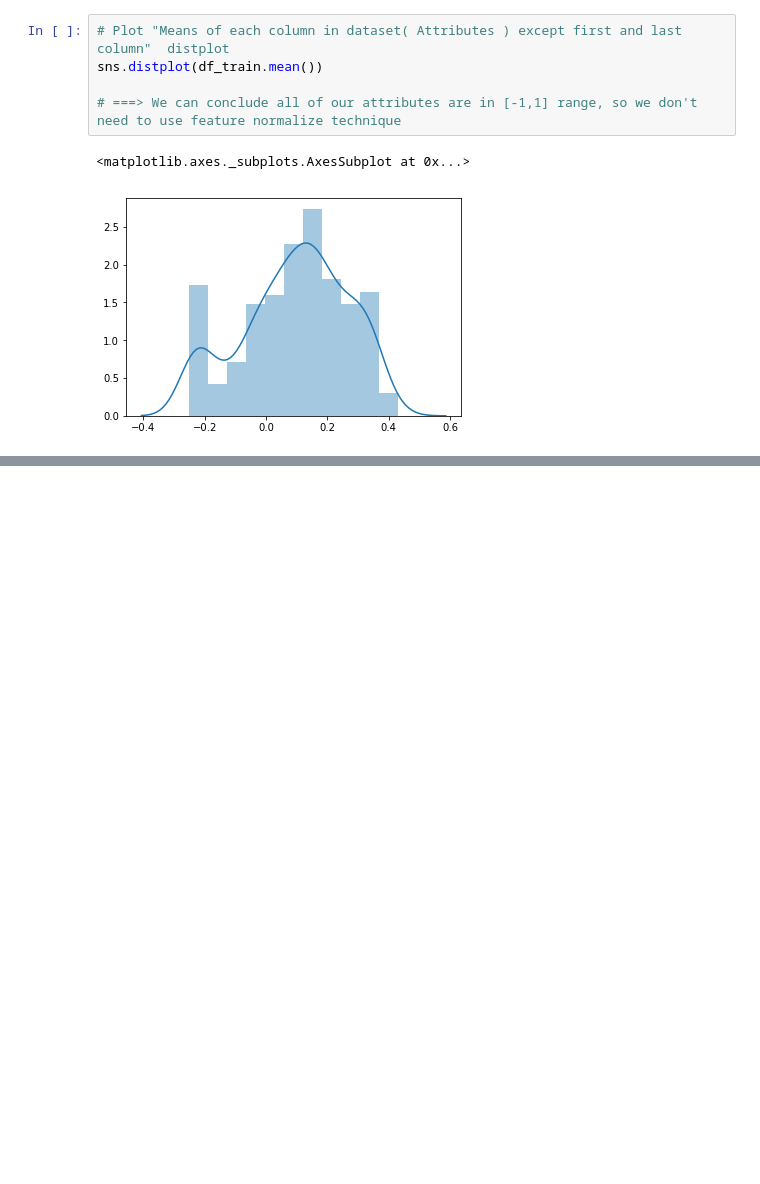
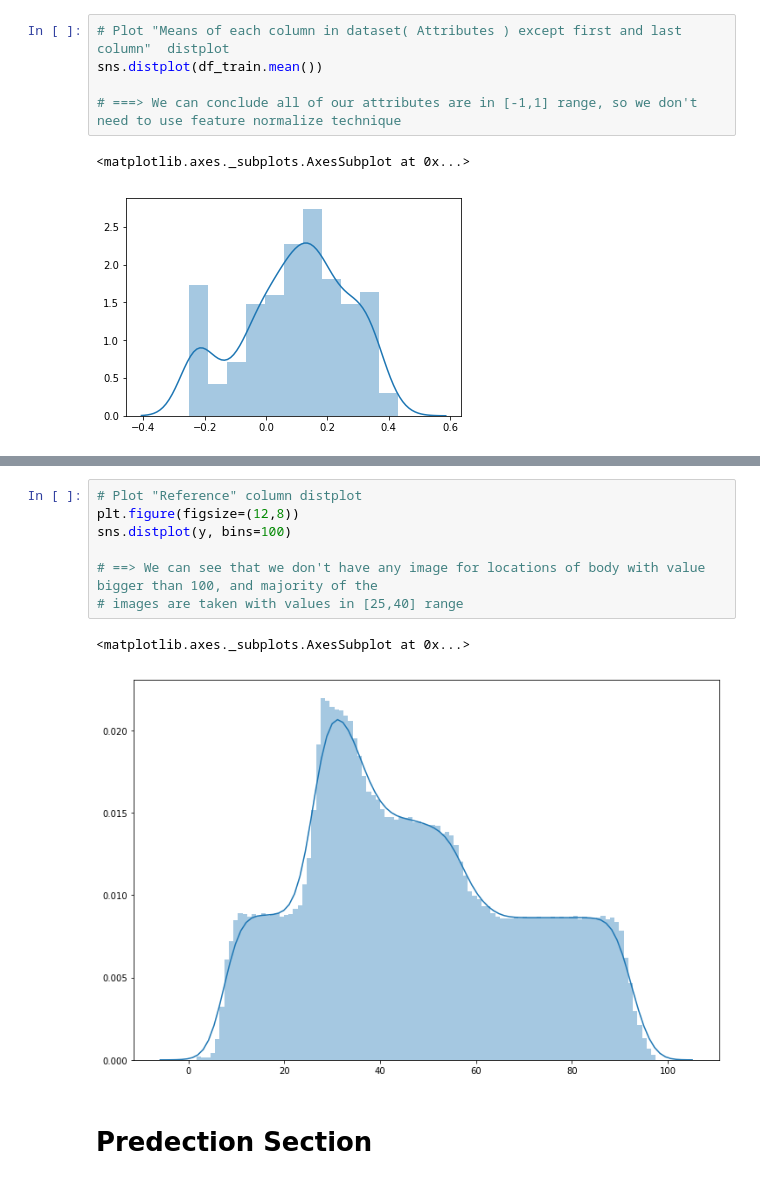
Before and after one commit to danietzio/Artificial-intelligence, a Jupyter notebook: Relative location of CT slices on axial axis Dataset/Python/Relative location of CT slices on axial axis Dataset .ipynb, the cells around one changed output, grey strips where cells are left out. Drawn from its saved outputs; the diff is of its cells as text; blank space fills up the shorter version.

```diff
--- a/Relative location of CT slices on axial axis Dataset/Python/Relative location of CT slices on axial axis Dataset .ipynb
+++ b/Relative location of CT slices on axial axis Dataset/Python/Relative location of CT slices on axial axis Dataset .ipynb
@@ -131,0 +142,12 @@ axes2.set_xlabel("Air Inclusion")
+# %%
+# Plot "Reference" column distplot
+plt.figure(figsize=(12,8))
+sns.distplot(y, bins=100)
+
+# ==> We can see that we don't have any image for locations of body with value bigger than 100, and majority of the
+# images are taken with values in [25,40] range
+# %% [output]
+<matplotlib.axes._subplots.AxesSubplot at 0x...>
+[figure, added]
+# %% [markdown]
+# Predection Section
```
Also changed, not shown: parts of 1 cell of this notebook.
